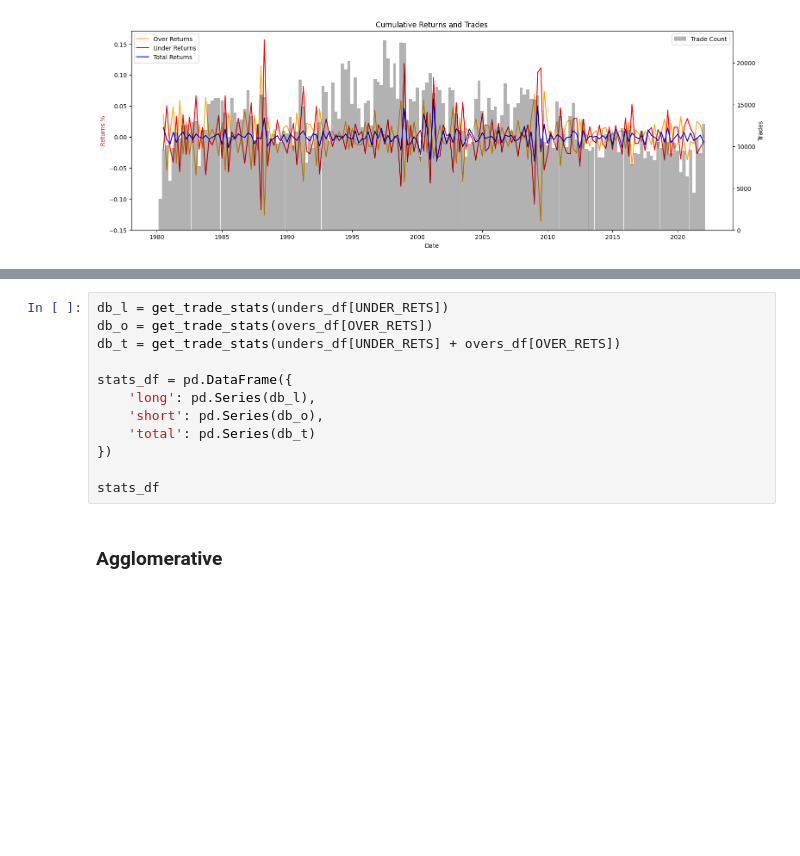
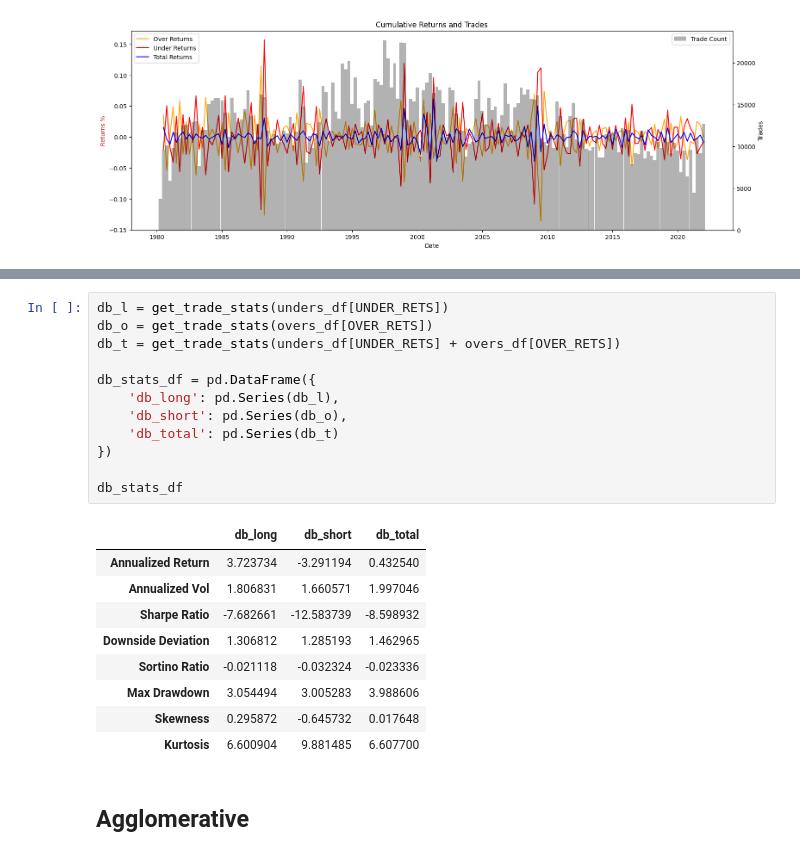
Before and after one commit to adamd1985/pairs_trading_unsupervised_learning, a Jupyter notebook: pairs_unsupervised.ipynb, the cells around one changed output, grey strips where cells are left out. Drawn from its saved outputs; the diff is of its cells as text; blank space fills up the shorter version.

```diff
--- a/pairs_unsupervised.ipynb
+++ b/pairs_unsupervised.ipynb
@@ -881,17 +983,27 @@ plt.show()
 # %%
 db_l = get_trade_stats(unders_df[UNDER_RETS])
 db_o = get_trade_stats(overs_df[OVER_RETS])
 db_t = get_trade_stats(unders_df[UNDER_RETS] + overs_df[OVER_RETS])
 
-stats_df = pd.DataFrame({
-    'long': pd.Series(db_l),
-    'short': pd.Series(db_o),
-    'total': pd.Series(db_t)
+db_stats_df = pd.DataFrame({
+    'db_long': pd.Series(db_l),
+    'db_short': pd.Series(db_o),
+    'db_total': pd.Series(db_t)
 })
 
-stats_df
+db_stats_df
+# %% [output]
+|  | db_long | db_short | db_total |
+| Annualized Return | 3.723734 | -3.291194 | 0.432540 |
+| Annualized Vol | 1.806831 | 1.660571 | 1.997046 |
+| Sharpe Ratio | -7.682661 | -12.583739 | -8.598932 |
+| Downside Deviation | 1.306812 | 1.285193 | 1.462965 |
+| Sortino Ratio | -0.021118 | -0.032324 | -0.023336 |
+| Max Drawdown | 3.054494 | 3.005283 | 3.988606 |
+| Skewness | 0.295872 | -0.645732 | 0.017648 |
+| Kurtosis | 6.600904 | 9.881485 | 6.607700 |
 # %% [markdown]
-### Agglomerative
+## Agglomerative
 # %%
 overs_stock_df, unders_stock_df, overs_df, unders_df, re_unders_df, re_overs_df = get_pnl(trade_opportunities_agg_df)
 
```
Also changed, not shown: parts of 42 cells of this notebook, 7 other files.
